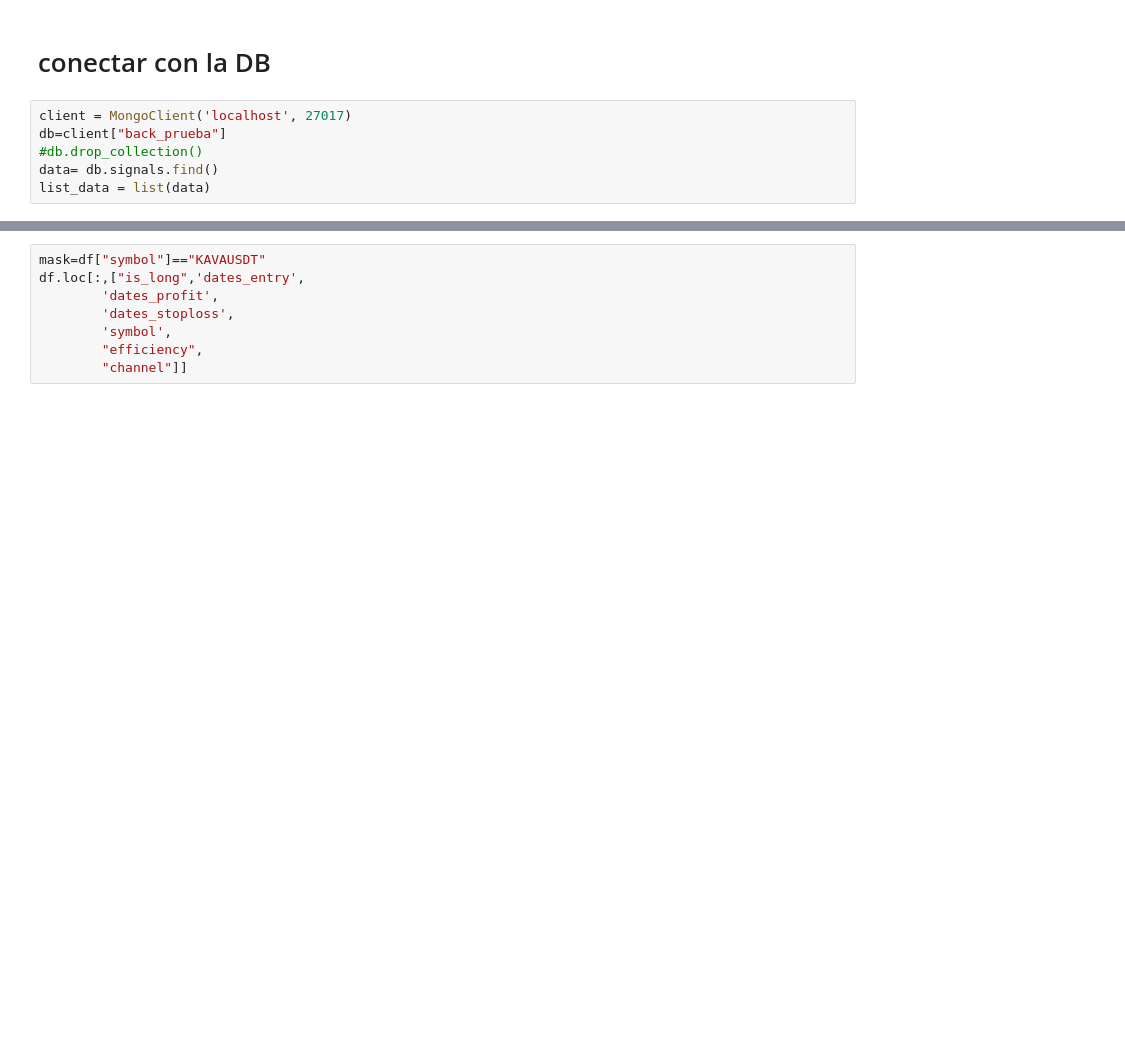
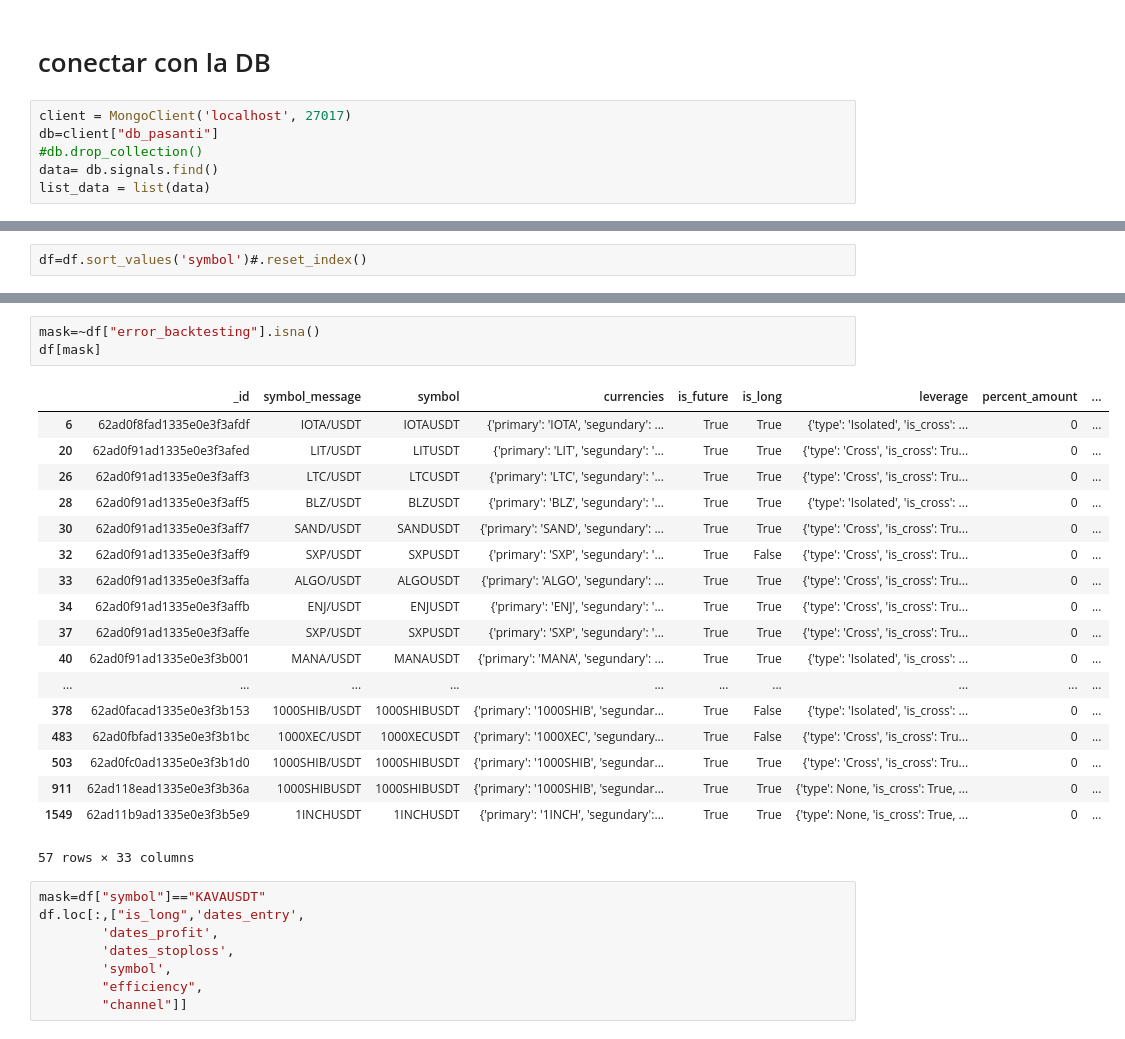
Before and after one commit to joankenobi/analisis_de_datos_copy_trading, a Jupyter notebook: Proyecto/notebooks/analisis_de_datos_prueba.ipynb, the cells around one changed output, grey strips where cells are left out. Saved outputs shown, nothing was run; the diff lists cells and outputs as text; blank space fills up the shorter version.

Commit message:
todo backtesting aparentemente arreglado

```diff
--- a/Proyecto/notebooks/analisis_de_datos_prueba.ipynb
+++ b/Proyecto/notebooks/analisis_de_datos_prueba.ipynb
@@ -20,7 +20,7 @@ from dateutil import parser
 # conectar con la DB
 # %%
 client = MongoClient('localhost', 27017)
-db=client["back_prueba"]
+db=client["db_pasanti"]
 #db.drop_collection()
 data= db.signals.find()
 list_data = list(data)
@@ -37 +39,3 @@ Index(['_id', 'symbol_message', 'symbol', 'currencies', 'is_future', 'is_long',
       dtype='object')
+# %%
+df=df.sort_values('symbol')#.reset_index()
@@ -42,3 +110,25 @@ ObjectId('6273f4383d47f25a52e83310')
+# %%
+mask=~df["error_backtesting"].isna()
+df[mask]
+# %% [output]
+|  | _id | symbol_message | symbol | currencies | is_future | is_long | leverage | percent_amount | ... |
+| 6 | 62ad0f8fad1335e0e3f3afdf | IOTA/USDT | IOTAUSDT | {'primary': 'IOTA', 'segundary': ... | True | True | {'type': 'Isolated', 'is_cross': ... | 0 | ... |
+| 20 | 62ad0f91ad1335e0e3f3afed | LIT/USDT | LITUSDT | {'primary': 'LIT', 'segundary': '... | True | True | {'type': 'Cross', 'is_cross': Tru... | 0 | ... |
+| 26 | 62ad0f91ad1335e0e3f3aff3 | LTC/USDT | LTCUSDT | {'primary': 'LTC', 'segundary': '... | True | True | {'type': 'Cross', 'is_cross': Tru... | 0 | ... |
+| 28 | 62ad0f91ad1335e0e3f3aff5 | BLZ/USDT | BLZUSDT | {'primary': 'BLZ', 'segundary': '... | True | True | {'type': 'Isolated', 'is_cross': ... | 0 | ... |
+| 30 | 62ad0f91ad1335e0e3f3aff7 | SAND/USDT | SANDUSDT | {'primary': 'SAND', 'segundary': ... | True | True | {'type': 'Cross', 'is_cross': Tru... | 0 | ... |
+| 32 | 62ad0f91ad1335e0e3f3aff9 | SXP/USDT | SXPUSDT | {'primary': 'SXP', 'segundary': '... | True | False | {'type': 'Cross', 'is_cross': Tru... | 0 | ... |
+| 33 | 62ad0f91ad1335e0e3f3affa | ALGO/USDT | ALGOUSDT | {'primary': 'ALGO', 'segundary': ... | True | True | {'type': 'Cross', 'is_cross': Tru... | 0 | ... |
+| 34 | 62ad0f91ad1335e0e3f3affb | ENJ/USDT | ENJUSDT | {'primary': 'ENJ', 'segundary': '... | True | True | {'type': 'Cross', 'is_cross': Tru... | 0 | ... |
+| 37 | 62ad0f91ad1335e0e3f3affe | SXP/USDT | SXPUSDT | {'primary': 'SXP', 'segundary': '... | True | True | {'type': 'Cross', 'is_cross': Tru... | 0 | ... |
+| 40 | 62ad0f91ad1335e0e3f3b001 | MANA/USDT | MANAUSDT | {'primary': 'MANA', 'segundary': ... | True | True | {'type': 'Isolated', 'is_cross': ... | 0 | ... |
+| ... | ... | ... | ... | ... | ... | ... | ... | ... | ... |
+| 378 | 62ad0facad1335e0e3f3b153 | 1000SHIB/USDT | 1000SHIBUSDT | {'primary': '1000SHIB', 'segundar... | True | False | {'type': 'Isolated', 'is_cross': ... | 0 | ... |
+| 483 | 62ad0fbfad1335e0e3f3b1bc | 1000XEC/USDT | 1000XECUSDT | {'primary': '1000XEC', 'segundary... | True | False | {'type': 'Cross', 'is_cross': Tru... | 0 | ... |
+| 503 | 62ad0fc0ad1335e0e3f3b1d0 | 1000SHIB/USDT | 1000SHIBUSDT | {'primary': '1000SHIB', 'segundar... | True | True | {'type': 'Cross', 'is_cross': Tru... | 0 | ... |
+| 911 | 62ad118ead1335e0e3f3b36a | 1000SHIBUSDT | 1000SHIBUSDT | {'primary': '1000SHIB', 'segundar... | True | True | {'type': None, 'is_cross': True, ... | 0 | ... |
+| 1549 | 62ad11b9ad1335e0e3f3b5e9 | 1INCHUSDT | 1INCHUSDT | {'primary': '1INCH', 'segundary':... | True | True | {'type': None, 'is_cross': True, ... | 0 | ... |
+57 rows × 33 columns
 # %%
 mask=df["symbol"]=="KAVAUSDT"
 df.loc[:,["is_long",'dates_entry',
```
Also changed, not shown: parts of 22 cells of this notebook, 8 other files.
